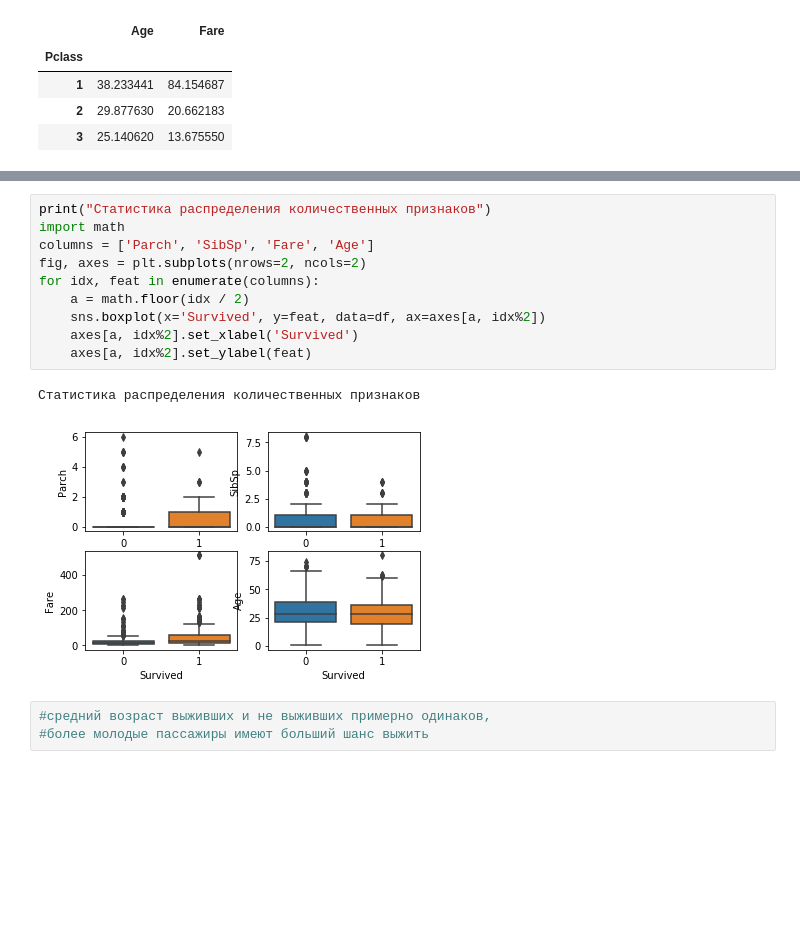
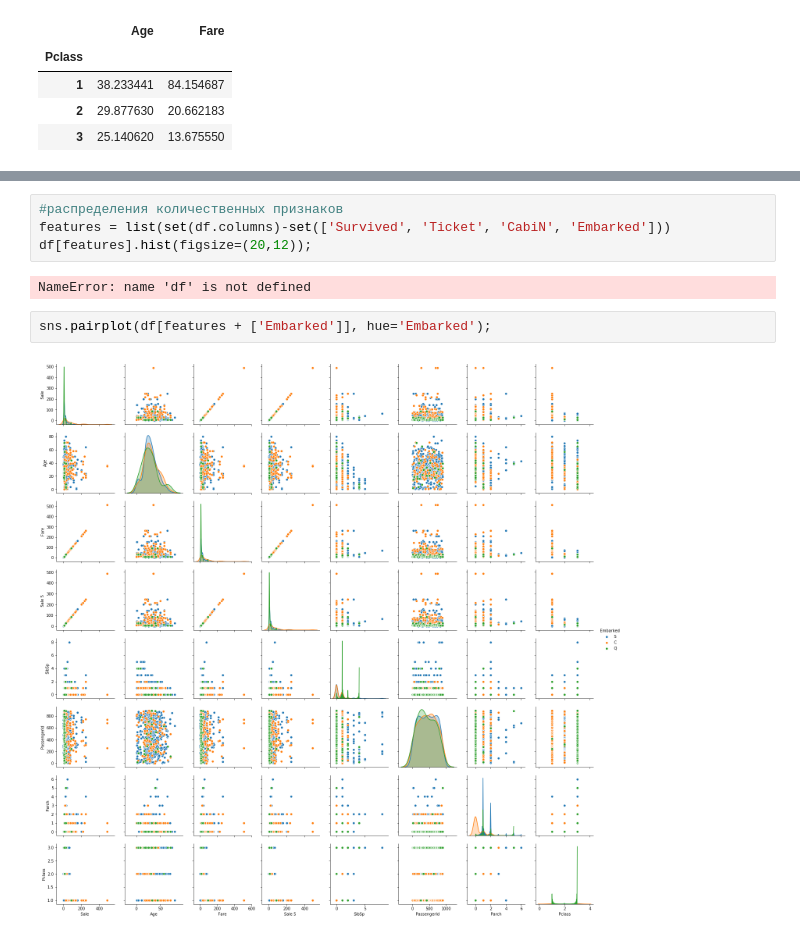
Before and after one commit to pyro-bot/AI_1, a Jupyter notebook: лабы_решения/1161_1/Хамидов/laba3/laba3.ipynb, the cells around one changed output, grey strips where cells are left out. Drawn from its saved outputs; the diff is of its cells as text; blank space fills up the shorter version.

```diff
--- a/лабы_решения/1161_1/Хамидов/laba3/laba3.ipynb
+++ b/лабы_решения/1161_1/Хамидов/laba3/laba3.ipynb
@@ -214,16 +212,10 @@ sns.pairplot(df[['Age', 'Fare', 'SibSp', 'Parch']].dropna())
-# %%
-print("Статистика распределения количественных признаков")
-import math
-columns = ['Parch', 'SibSp', 'Fare', 'Age']
-fig, axes = plt.subplots(nrows=2, ncols=2)
-for idx, feat in enumerate(columns):
-    a = math.floor(idx / 2)
-    sns.boxplot(x='Survived', y=feat, data=df, ax=axes[a, idx%2])
-    axes[a, idx%2].set_xlabel('Survived')
-    axes[a, idx%2].set_ylabel(feat)
-# %% [output]
-Статистика распределения количественных признаков
-[figure, removed]
-# %%
-#средний возраст выживших и не выживших примерно одинаков,
-#более молодые пассажиры имеют больший шанс выжить
+# %%
+#распределения количественных признаков
+features = list(set(df.columns)-set(['Survived', 'Ticket', 'CabiN', 'Embarked']))
+df[features].hist(figsize=(20,12));
+# %% [output]
+NameError: name 'df' is not defined
+# %%
+sns.pairplot(df[features + ['Embarked']], hue='Embarked');
+# %% [output]
+[figure, added]
```
Also changed, not shown: parts of 26 cells of this notebook.
